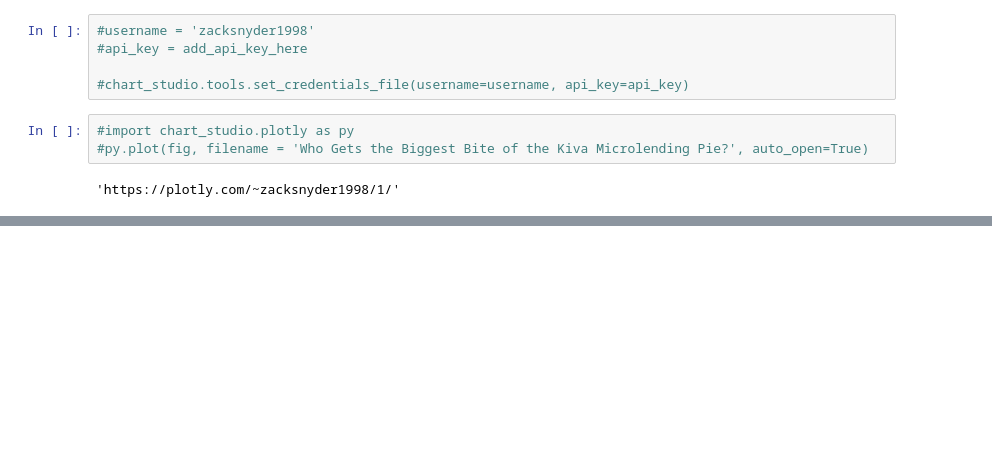
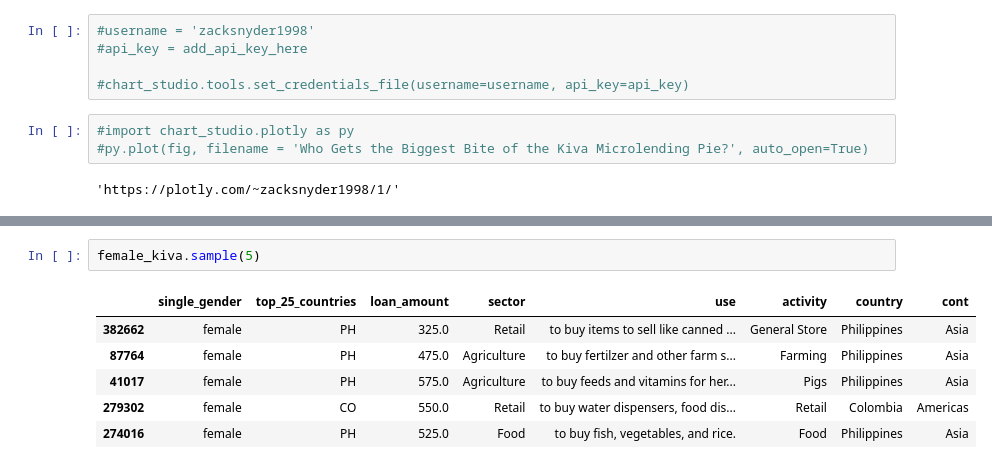
Before and after one commit to zacksnyder-lsds/Unit_1_build_week, a Jupyter notebook: Unit_1_build_week.ipynb, the cells around one changed output, grey strips where cells are left out. Cells and saved outputs as stored; diff of their text form; blank space fills up the shorter version.

```diff
--- a/Unit_1_build_week.ipynb
+++ b/Unit_1_build_week.ipynb
@@ -371,0 +388,9 @@ Successfully installed chart-studio-1.1.0
+# %%
+female_kiva.sample(5)
+# %% [output]
+|  | single_gender | top_25_countries | loan_amount | sector | use | activity | country | cont |
+| 382662 | female | PH | 325.0 | Retail | to buy items to sell like canned ... | General Store | Philippines | Asia |
+| 87764 | female | PH | 475.0 | Agriculture | to buy fertilzer and other farm s... | Farming | Philippines | Asia |
+| 41017 | female | PH | 575.0 | Agriculture | to buy feeds and vitamins for her... | Pigs | Philippines | Asia |
+| 279302 | female | CO | 550.0 | Retail | to buy water dispensers, food dis... | Retail | Colombia | Americas |
+| 274016 | female | PH | 525.0 | Food | to buy fish, vegetables, and rice. | Food | Philippines | Asia |
```
Also changed, not shown: parts of 6 cells of this notebook.
